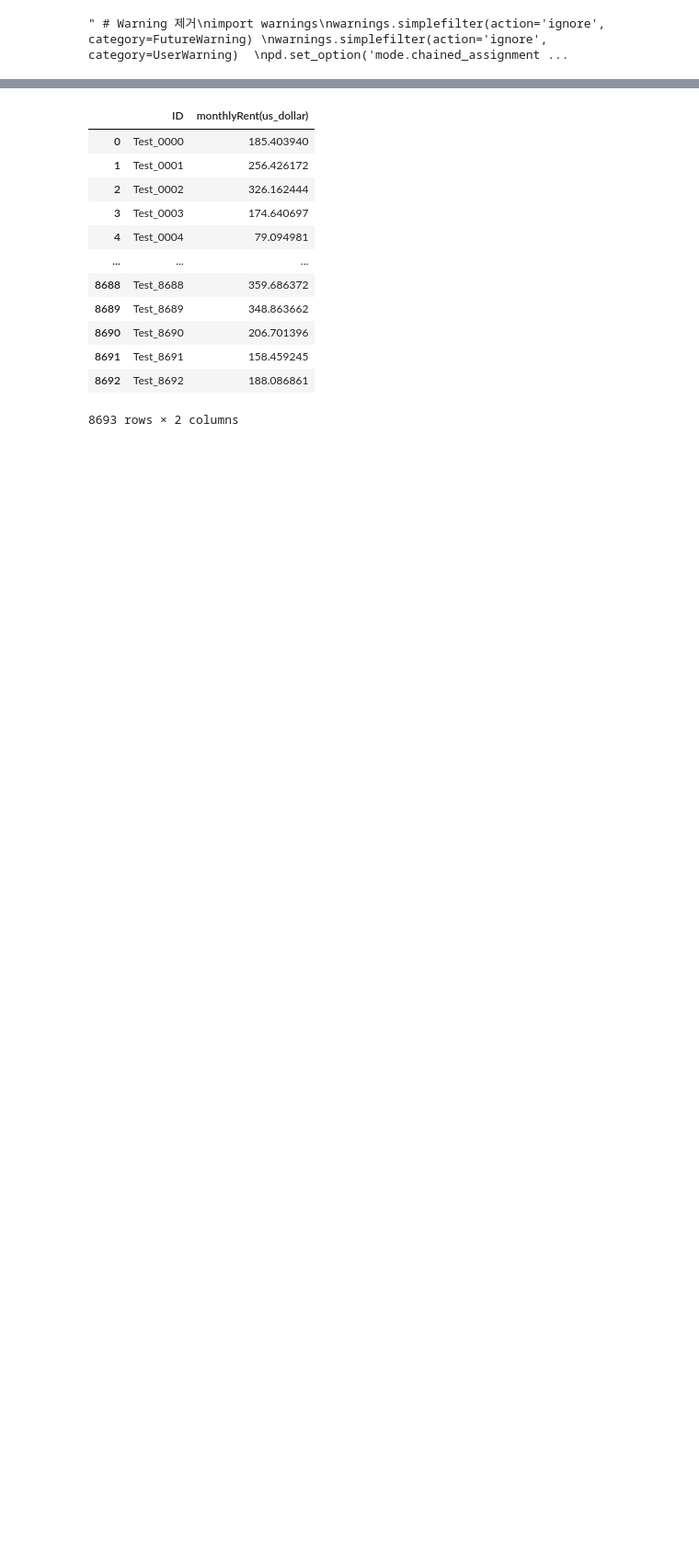
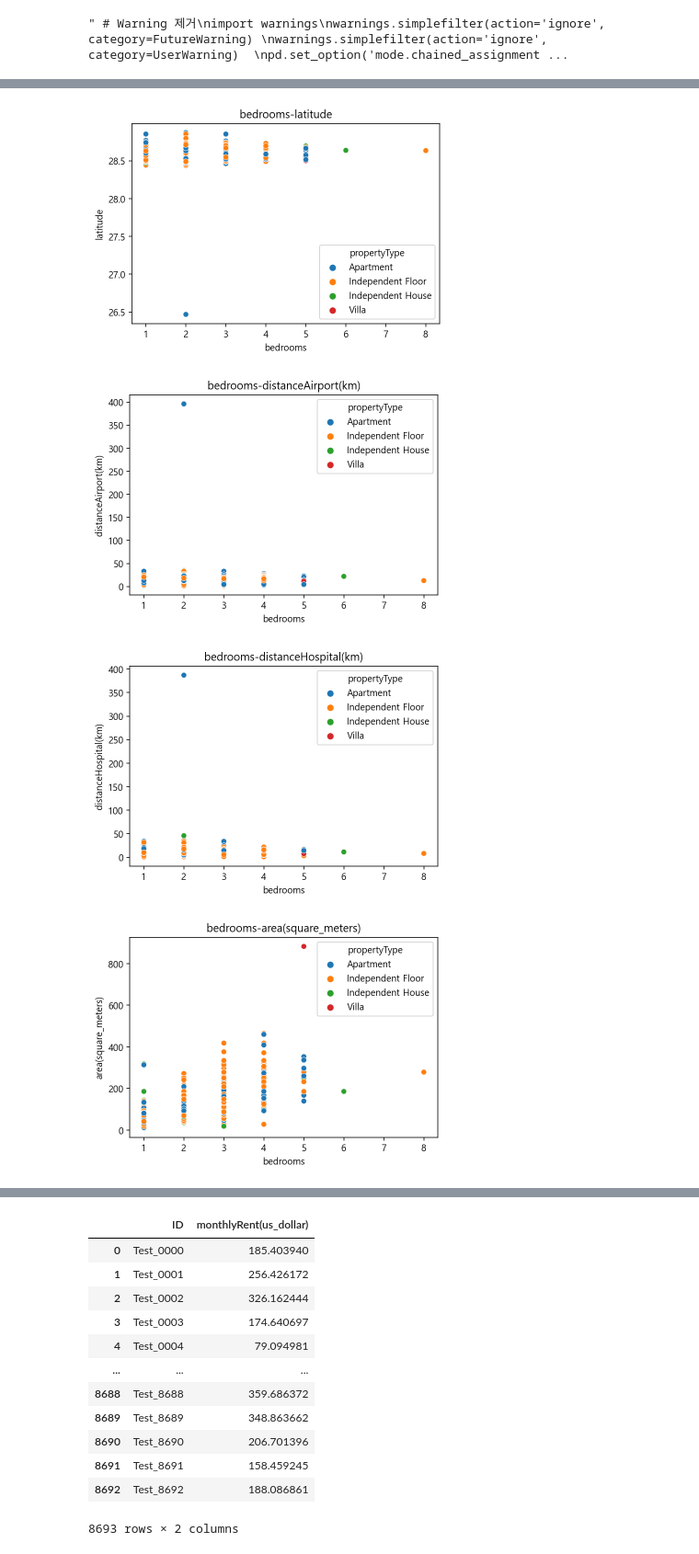
Before and after one commit to sarcomaXD/wellknown, a Jupyter notebook: house/jk.ipynb, the cells around one changed output, grey strips where cells are left out. Shown at 92% size. Cells and saved outputs as stored; diff of their text form; code cells hidden in the pictures; blank space fills up the shorter version.

```diff
--- a/house/jk.ipynb
+++ b/house/jk.ipynb
@@ -43,0 +58,5 @@ array(['Apartment', 'Independent Floor', 'Independent House', 'Villa'],
+# %%
+
+corr_target = abs(corr['monthlyRent(us_dollar)'])
+relevant_features = corr_target[corr_target>0.05]
+pd.DataFrame(relevant_features)
@@ -44,15 +75,20 @@ array(['Apartment', 'Independent Floor', 'Independent House', 'Villa'],
 # %%
-col = list(train.columns[6:-1])
+col = list(pd.DataFrame(relevant_features).index)[:-1]
 col.append('bedrooms')
 propertyType = list(train.propertyType.unique())
 
 
 for i in col:
     for j in col:
 #        for k in propertyType:
         if i==j:
             continue
         else:
             sns.scatterplot(data=train,x=i,y=j,hue='propertyType')
             plt.title(f'{i}-{j}')
             plt.show()
+# %% [output]
+[figure, added]
+[figure, added]
+[figure, added]
+[figure, added]
```
Also changed, not shown: parts of 9 cells of this notebook.
